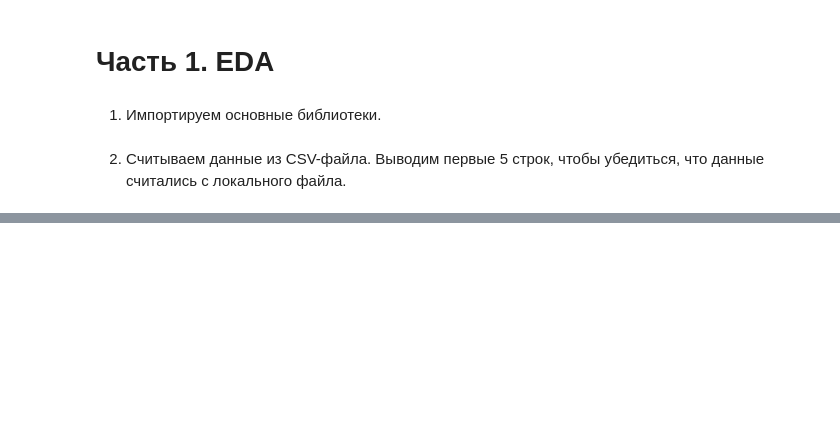
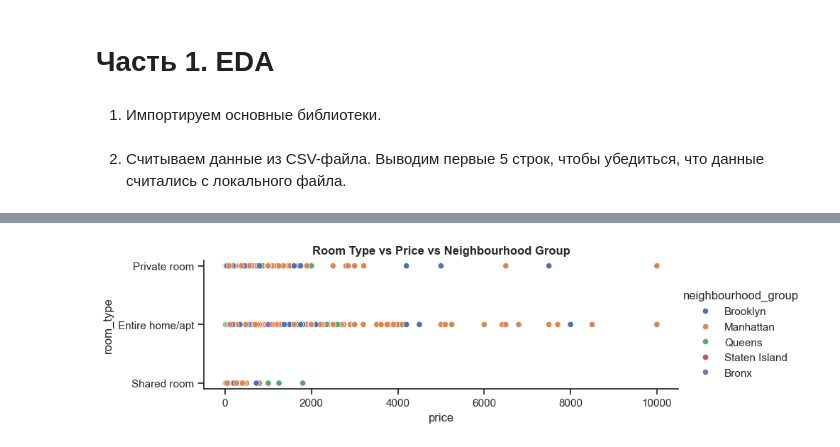
Before and after one commit to DementevAleksander/MachineLearning, a Jupyter notebook: hw-6/hw-6.ipynb, the cells around one changed output, grey strips where cells are left out. Drawn from its saved outputs; the diff is of its cells as text; code cells hidden in the pictures; blank space fills up the shorter version.

```diff
--- a/hw-6/hw-6.ipynb
+++ b/hw-6/hw-6.ipynb
@@ -58,0 +291,15 @@ data.head()
+# %%
+# Устанавливаем стиль графиков
+sns.set(style="ticks")
+
+# Построение pairplot
+g = sns.pairplot(df, hue='neighbourhood_group', y_vars=['room_type'], x_vars=['price'], markers='o', height=9)
+g.fig.set_size_inches(10, 2)
+plt.title("Room Type vs Price vs Neighbourhood Group",size=12, weight='bold')
+plt.show()
+
+# Private room - Отдельный номер
+# Entire home/apt - Весь дом/квартира
+# Shared room - Номер, который делят
+# %% [output]
+[figure, added]
```
Also changed, not shown: parts of 94 cells of this notebook, 8 other files.
